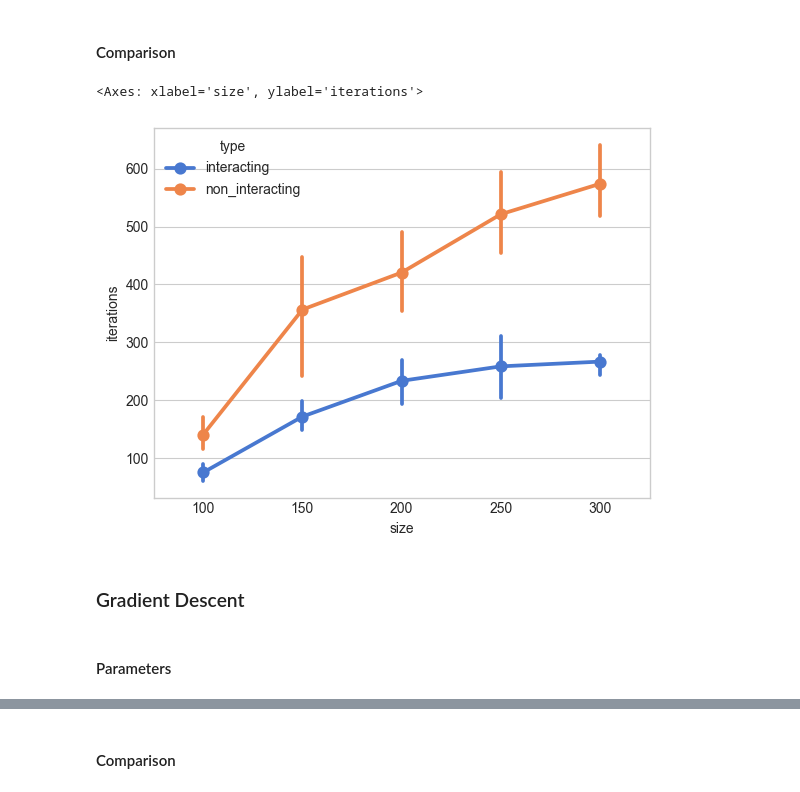
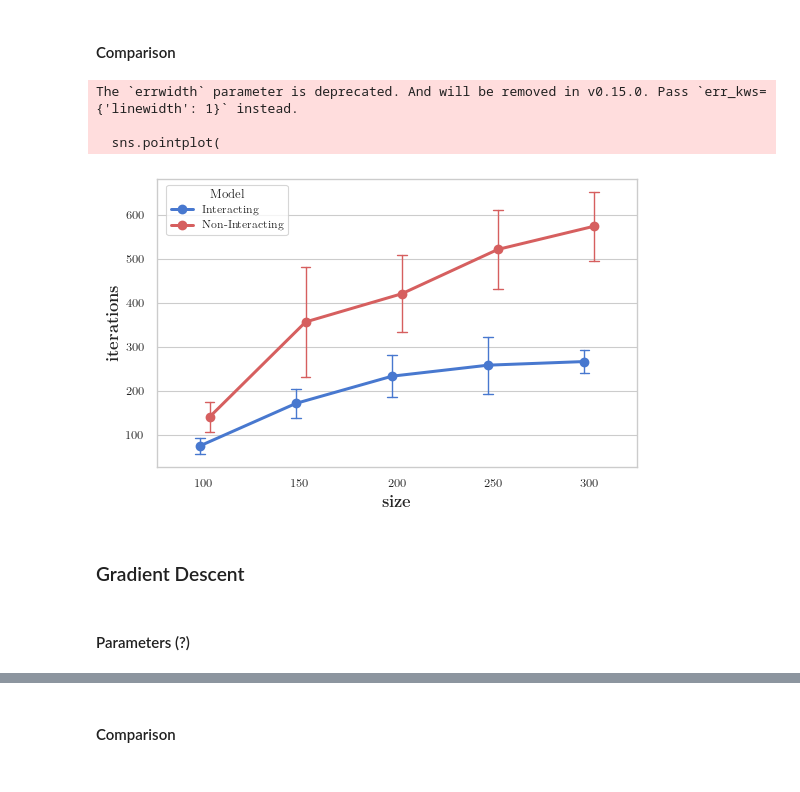
Before and after one commit to leonardotonelli/thesis, a Jupyter notebook: main.ipynb, the cells around one changed output, grey strips where cells are left out. Saved outputs shown, nothing was run; the diff lists cells and outputs as text; code cells hidden in the pictures.

```diff
--- a/main.ipynb
+++ b/main.ipynb
@@ -210,26 +222,67 @@ plt.show()
 # %% [markdown]
 #### Comparison
 # %%
-import seaborn as sns
-import pandas as pd
-
-# my version
-df = pd.read_csv("D:\\leona\\University\\Third Year\\Thesis\\Code\\thesis\\data\\rsa\\comparison_size_data.csv")
-
-# annealing con distanze
-df_alt2 = pd.read_csv("D:\\leona\\University\\Third Year\\Thesis\\Code\\thesis\\data\\rsa\\comparison_size_data_alt2.csv")
-
-# annealing con distanze
-df_alt3 = pd.read_csv("D:\\leona\\University\\Third Year\\Thesis\\Code\\thesis\\data\\rsa\\comparison_size_data_alt3.csv")
+# import comparison dataset
+df_comparison_sa = pd.read_csv("D:\\leona\\University\\Third Year\\Thesis\\Code\\thesis\\data\\rsa\\comparison_size_data.csv")
 # %%
-sns.pointplot(df, x="size", y="iterations", hue="type")
+import seaborn as sns
+import matplotlib.pyplot as plt
+
+# Set academic style
+sns.set_theme(style="whitegrid", context="paper", font="serif")
+plt.rcParams['text.usetex'] = True
+
+# Define specific muted colors for the two "type" categories
+custom_palette = {
+    "interacting": "#4878CF",  # muted blue
+    "non_interacting": "#D65F5F"   # muted red
+}
+
+# Create the point plot
+plt.figure(figsize=(5.6, 3.6))
+sns.pointplot(
+    data=df_comparison_sa,
+    x="size",
+    y="iterations",
+    hue="type",
+    palette=custom_palette,
+    markers="o",
+    linestyles="-",
+    dodge=0.1,
+    errorbar="sd",
+    capsize=0.1,
+    errwidth=1)
+
+# Customize axis and legend
+plt.xlabel(r"\textbf{size}", fontsize=12)
+plt.ylabel(r"\textbf{iterations}", fontsize=12)
+handles, labels = plt.gca().get_legend_handles_labels()
+new_labels = ["Interacting", "Non-Interacting"]
+plt.legend(
+    handles=handles,
+    labels=new_labels,
+    title="Model",
+    title_fontsize=9,
+    fontsize=8,
+    loc="upper left",
+    frameon=True,
+    bbox_to_anchor=(0.02, 0.98),
+    borderaxespad=0.0
+)
+
+
+plt.tight_layout()
+plt.savefig("plots/sa_comparison.pdf", bbox_inches='tight')
+plt.show()
 # %% [output]
-<Axes: xlabel='size', ylabel='iterations'>
+The `errwidth` parameter is deprecated. And will be removed in v0.15.0. Pass `err_kws={'linewidth': 1}` instead.
+
+  sns.pointplot(
-[figure, old version]
+[figure, new version]
 # %% [markdown]
 ### Gradient Descent
 # %% [markdown]
-#### Parameters
+#### Parameters (?)
 # %%
 import seaborn as sns
 import pandas as pd
```
Also changed, not shown: parts of 6 cells of this notebook, 4 other files.
